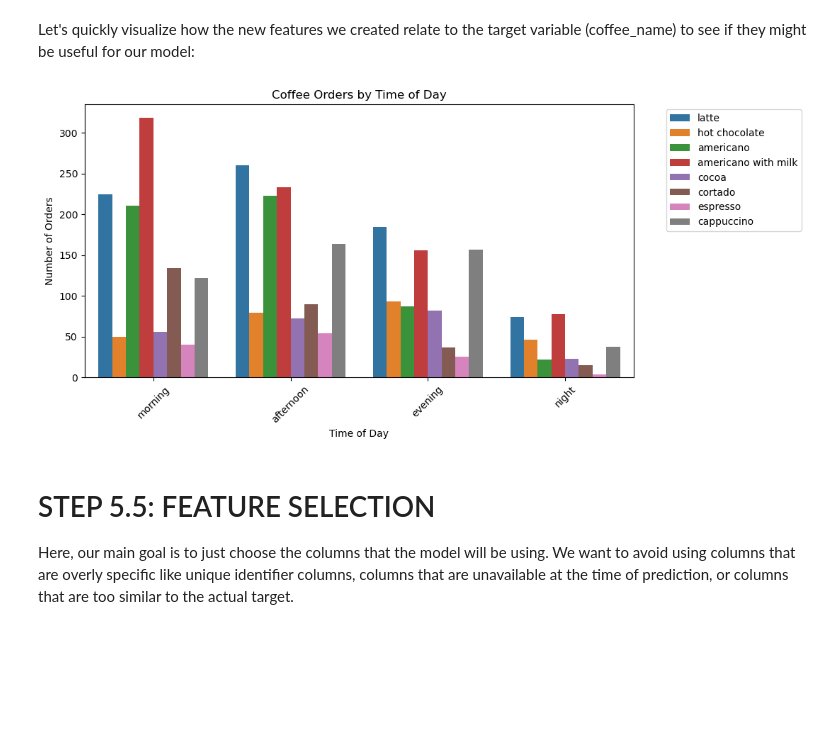
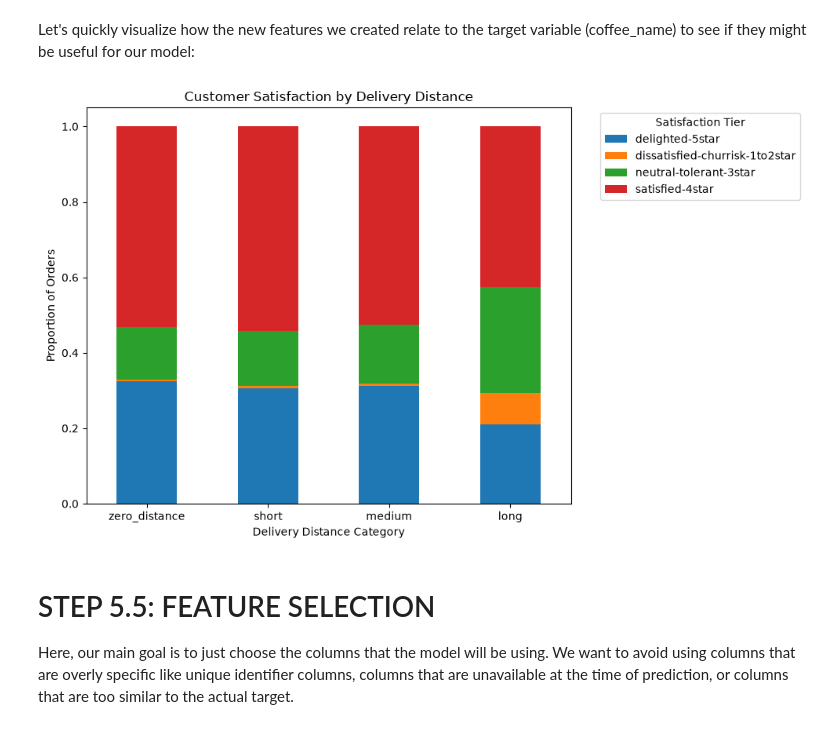
Before and after one commit to jaekyungkang/tcg-ml-primer, a Jupyter notebook: TCG_ML_PRIMER.ipynb, the cells around one changed output. Saved outputs shown, nothing was run; the diff lists cells and outputs as text; code cells hidden in the pictures; blank space fills up the shorter version.

```diff
--- a/TCG_ML_PRIMER.ipynb
+++ b/TCG_ML_PRIMER.ipynb
@@ -613,16 +625,32 @@ model_df.head()
 # %% [markdown]
 Let's quickly visualize how the new features we created relate to the target variable (coffee_name) to see if they might be useful for our model:
 # %%
-plt.figure(figsize=(10, 5))
-sns.countplot(data=model_df, x="time_of_day", hue="coffee_name")
-plt.title("Coffee Orders by Time of Day")
-plt.xlabel("Time of Day")
-plt.ylabel("Number of Orders")
-plt.xticks(rotation=45)
-plt.legend(bbox_to_anchor=(1.05, 1), loc="upper left")
+# compare satisfaction distributions across distance categories
+satisfaction_by_distance = pd.crosstab(
+    model_df["distance_category"],
+    model_df["customer_satisfaction_tier"],
+    normalize="index"
+)
+
+satisfaction_by_distance.plot(
+    kind="bar",
+    stacked=True,
+    figsize=(10, 6)
+)
+
+plt.title("Customer Satisfaction by Delivery Distance")
+plt.xlabel("Delivery Distance Category")
+plt.ylabel("Proportion of Orders")
+plt.legend(
+    title="Satisfaction Tier",
+    bbox_to_anchor=(1.05, 1),
+    loc="upper left"
+)
+plt.xticks(rotation=0)
+plt.tight_layout()
 plt.show()
 # %% [output]
-[figure, old version]
+[figure, new version]
 # %% [markdown]
 # STEP 5.5: FEATURE SELECTION
 Here, our main goal is to just choose the columns that the model will be using. We want to avoid using columns that are overly specific like unique identifier columns, columns that are unavailable at the time of prediction, or columns that are too similar to the actual target.
```
Also changed, not shown: parts of 4 cells of this notebook.
